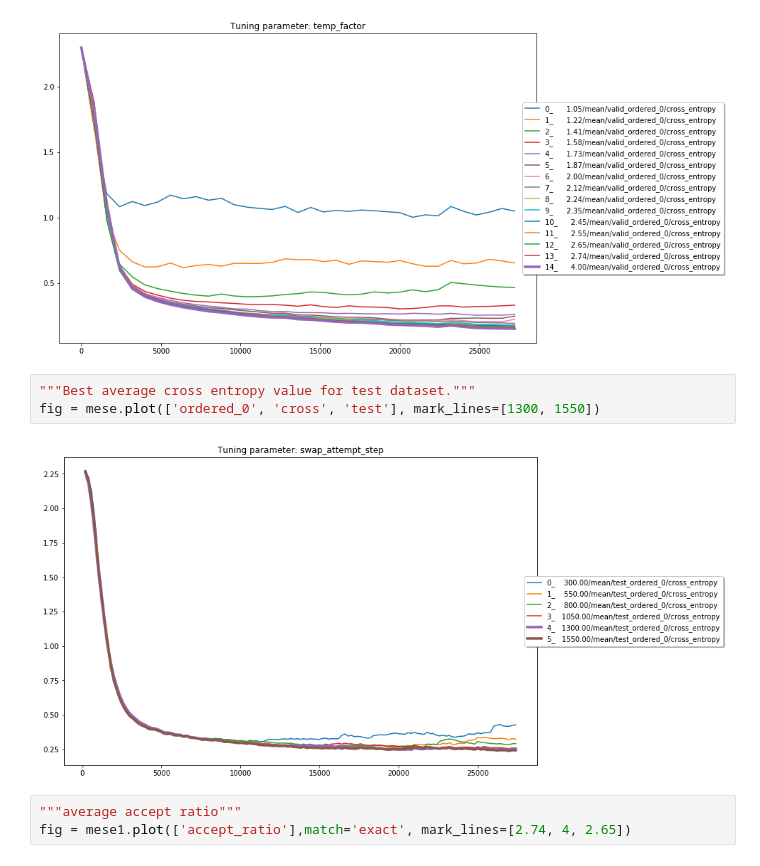
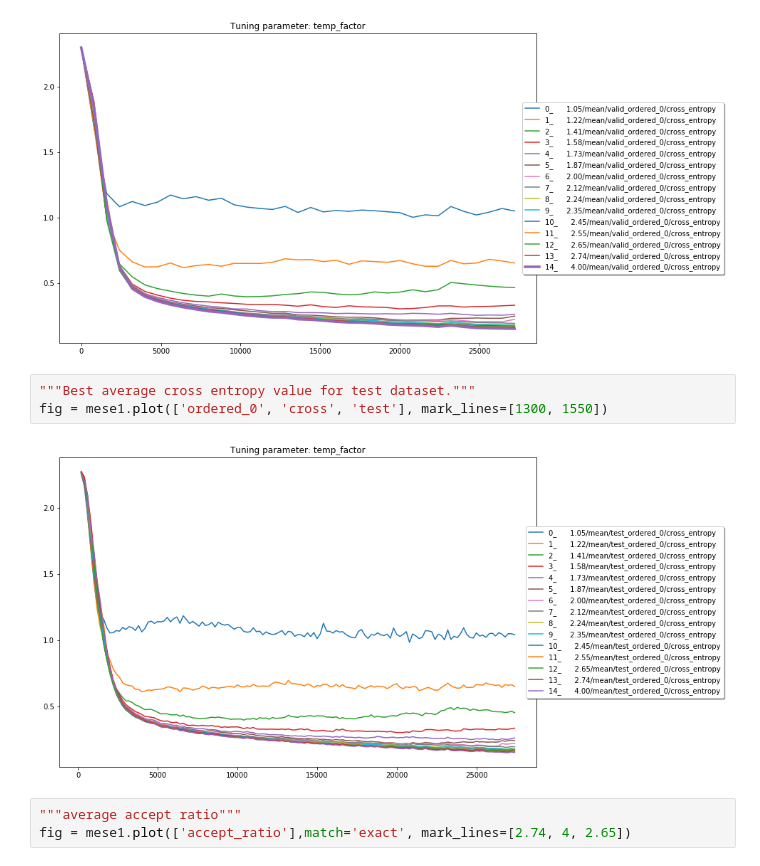
Before and after one commit to madrixx/deep_tempering, a Jupyter notebook: Plot.ipynb, the cells around one changed output. Drawn from its saved outputs; the diff is of its cells as text.

Commit message:
new plots

```diff
--- a/Plot.ipynb
+++ b/Plot.ipynb
@@ -68,9 +68,9 @@ fig = mese1.plot(['cross', 'valid', 'ordered_0'], param_min=None, mark_lines=[4]
 [figure]
 # %%
 """Best average cross entropy value for test dataset."""
-fig = mese.plot(['ordered_0', 'cross', 'test'], mark_lines=[1300, 1550])
+fig = mese1.plot(['ordered_0', 'cross', 'test'], mark_lines=[1300, 1550])
 # %% [output]
-[figure, old version]
+[figure, new version]
 # %%
 """average accept ratio"""
 fig = mese1.plot(['accept_ratio'],match='exact', mark_lines=[2.74, 4, 2.65])
```
Also changed, not shown: parts of 17 cells of this notebook.
